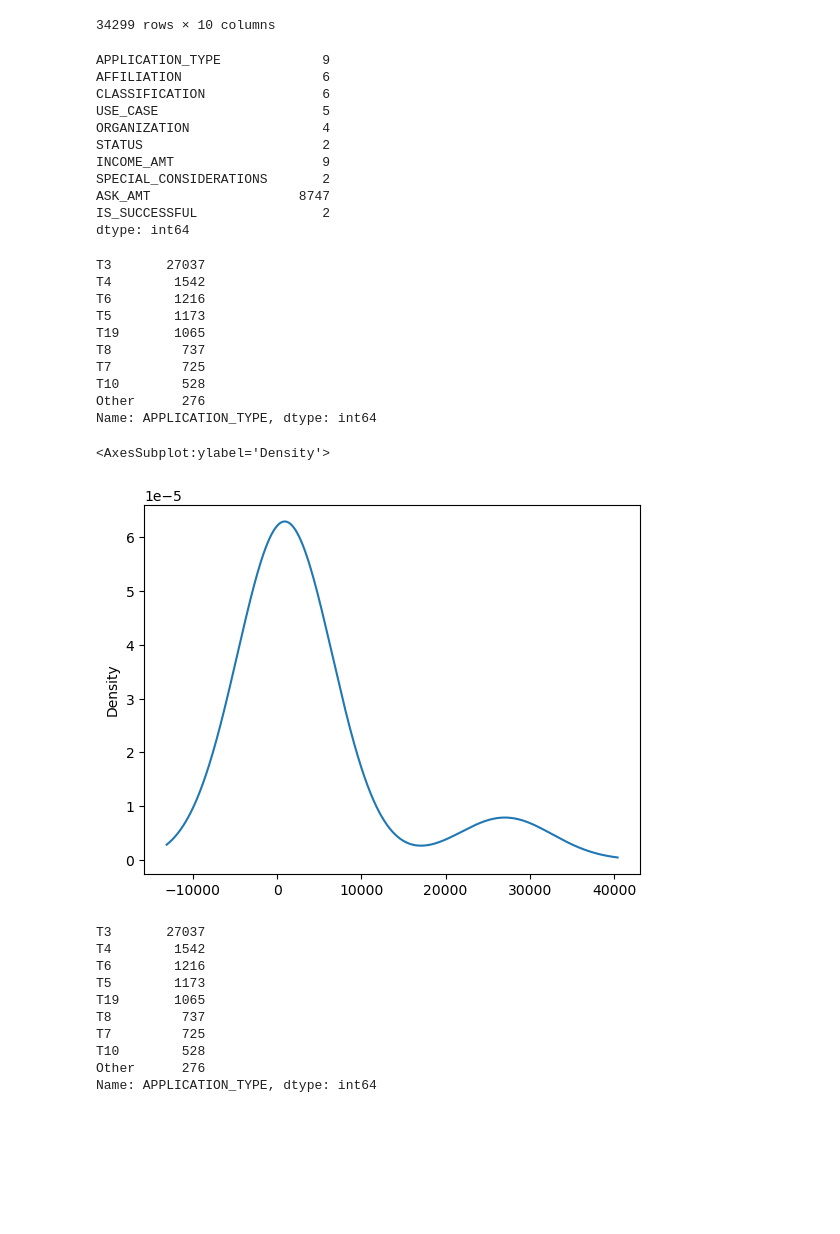
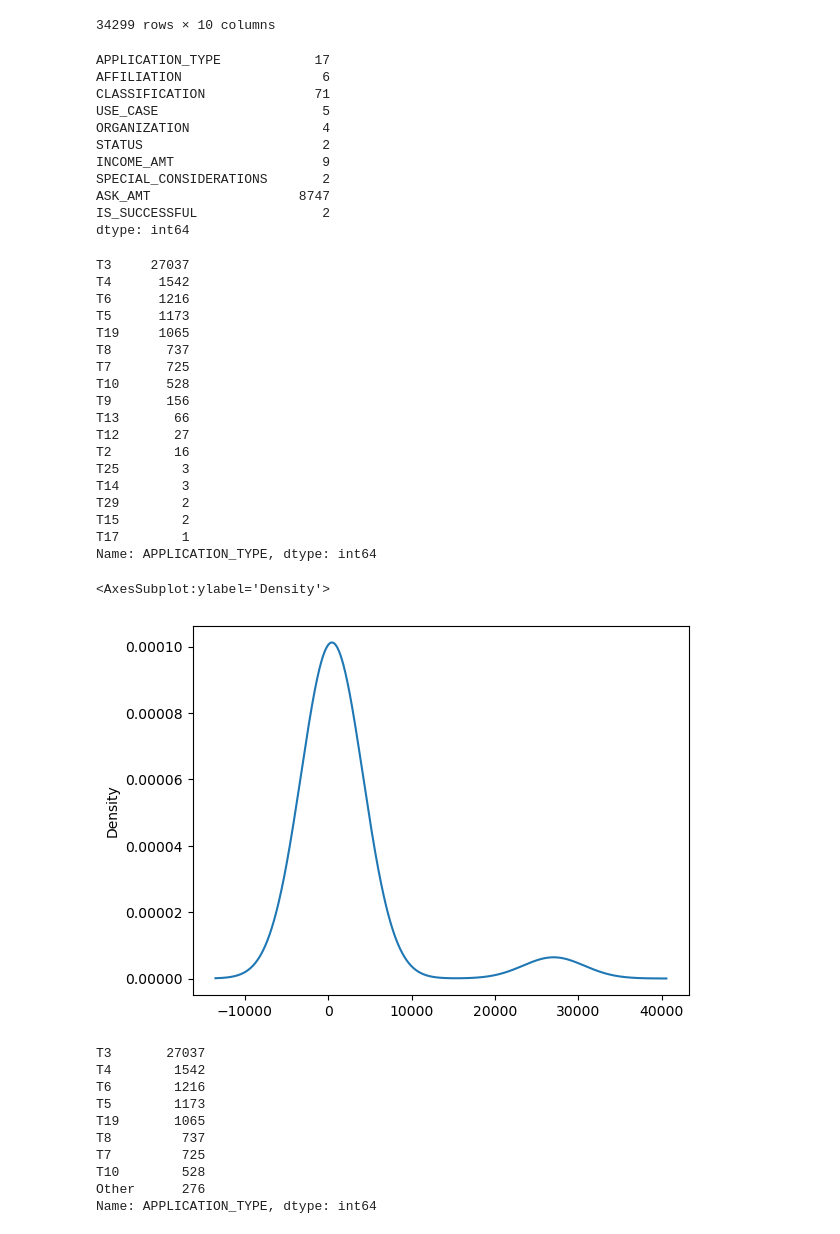
Before and after one commit to crashdean/Neural_Network_Charity_Analysis, a Jupyter notebook: AlphabetSoupCharity.ipynb, the cells around one changed output. Drawn from its saved outputs; the diff is of its cells as text; code cells hidden in the pictures; blank space fills up the shorter version.

```diff
--- a/Starter_Code/AlphabetSoupCharity.ipynb
+++ b/AlphabetSoupCharity.ipynb
@@ -9,7 +9,7 @@ import tensorflow as tf
 
 #  Import and read the charity_data.csv.
 import pandas as pd
-application_df = pd.read_csv("../Resources/charity_data.csv")
+application_df = pd.read_csv("Resources/charity_data.csv")
 application_df.head()
 # %% [output]
 |  | EIN | NAME | APPLICATION_TYPE | AFFILIATION | CLASSIFICATION | USE_CASE | ORGANIZATION | STATUS | ... |
@@ -41,9 +41,9 @@ application_df
 application_cat = application_df.dtypes[application_df.dtypes == "object"].index.tolist()
 application_df.nunique()
 # %% [output]
-APPLICATION_TYPE             9
+APPLICATION_TYPE            17
 AFFILIATION                  6
-CLASSIFICATION               6
+CLASSIFICATION              71
 USE_CASE                     5
 ORGANIZATION                 4
 STATUS                       2
@@ -54,24 +54,32 @@ IS_SUCCESSFUL                2
 dtype: int64
 # %%
 # Look at APPLICATION_TYPE value counts for binning
-application_value_counts = application_df.loc[:, "APPLICATION_TYPE"].value_counts()
-application_value_counts
+application_value = application_df.loc[:, "APPLICATION_TYPE"].value_counts()
+application_value
 # %% [output]
-T3       27037
-T4        1542
-T6        1216
-T5        1173
-T19       1065
-T8         737
-T7         725
-T10        528
-Other      276
+T3     27037
+T4      1542
+T6      1216
+T5      1173
+T19     1065
+T8       737
+T7       725
+T10      528
+T9       156
+T13       66
+T12       27
+T2        16
+T25        3
+T14        3
+T29        2
+T15        2
+T17        1
 Name: APPLICATION_TYPE, dtype: int64
 # %%
 # Visualize the value counts of APPLICATION_TYPE
-application_values.plot.density()
+application_value.plot.density()
 # %% [output]
 <AxesSubplot:ylabel='Density'>
-[figure, old version]
+[figure, new version]
 # %%
 # Determine which values to replace if counts are less than ...?
```
Also changed, not shown: parts of 9 cells of this notebook, 45 other files.
